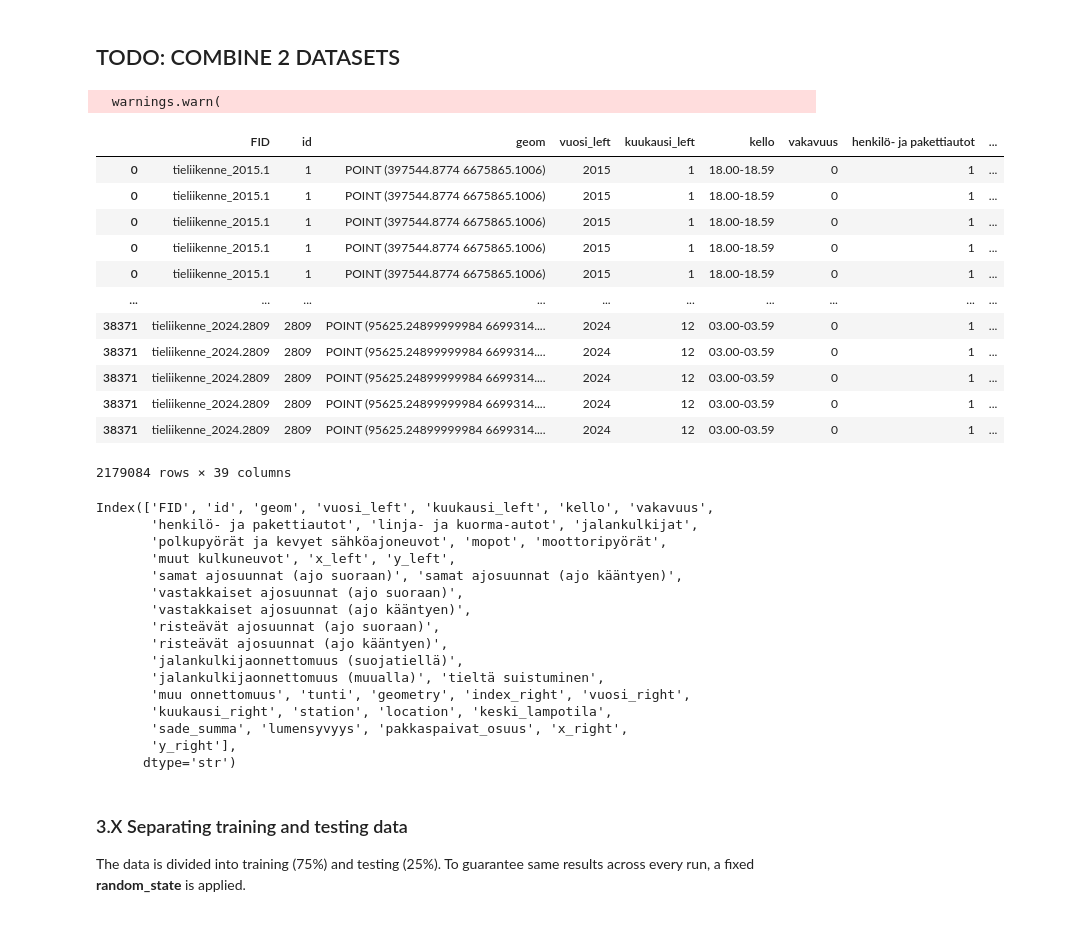
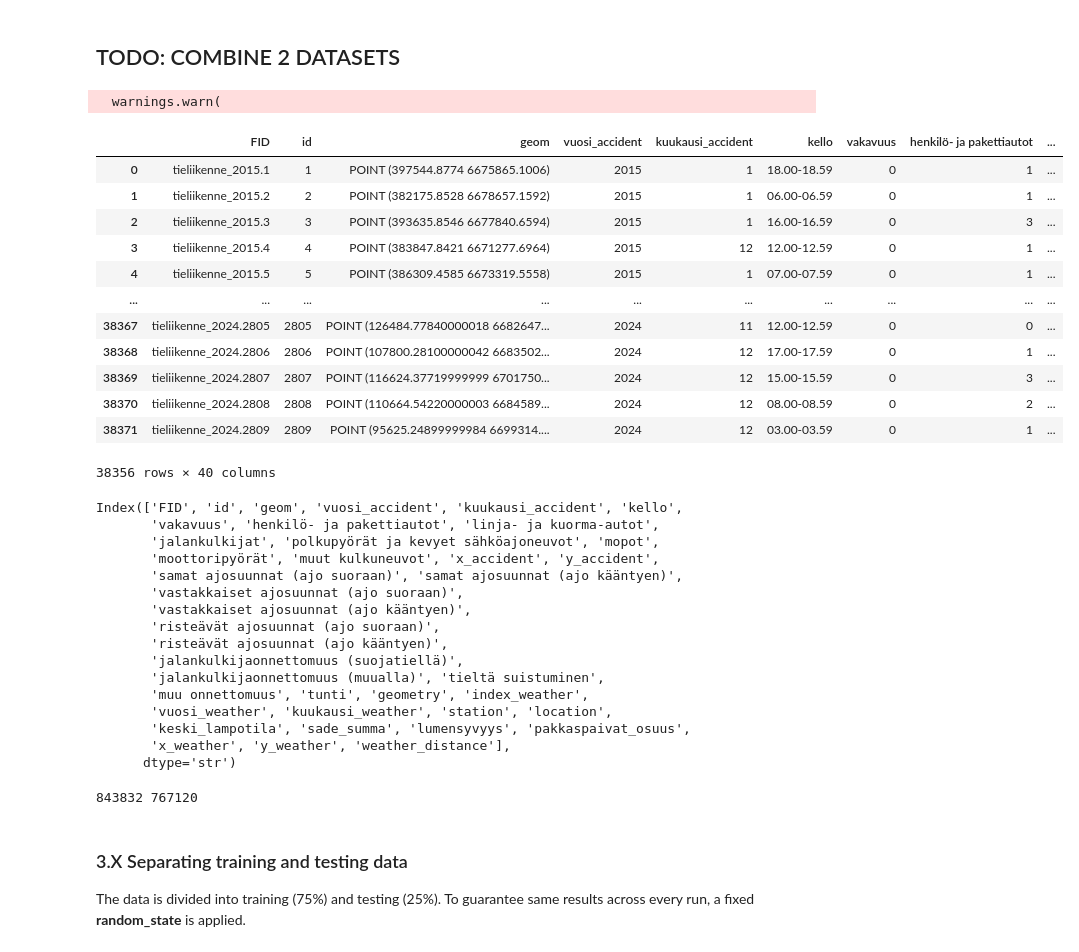
Before and after one commit to TopiAhola/data-and-ml-group5, a Jupyter notebook: project/traffic_accidents_analysis.ipynb, the cells around one changed output. Saved outputs shown, nothing was run; the diff lists cells and outputs as text; code cells hidden in the pictures.

```diff
--- a/project/traffic_accidents_analysis.ipynb
+++ b/project/traffic_accidents_analysis.ipynb
@@ -743,24 +763,27 @@ weather_gdf.head()
 # %% [markdown]
 ## TODO: COMBINE 2 DATASETS
 # %%
+from geopandas.tools import sjoin_nearest
+
 # Join dataframes
-joined_gdf = accidents_gdf.sjoin_nearest(right=weather_gdf, how="left", lsuffix="left", rsuffix="right")
+joined_gdf = sjoin_nearest(left_df=accidents_gdf, right_df=weather_gdf, how="left", lsuffix="accident", rsuffix="weather", distance_col="weather_distance")
+joined_gdf.drop_duplicates(subset=["FID"], inplace=True)
 joined_gdf
 # %% [output]
   warnings.warn(
-|  | FID | id | geom | vuosi_left | kuukausi_left | kello | vakavuus | henkilö- ja pakettiautot | ... |
+|  | FID | id | geom | vuosi_accident | kuukausi_accident | kello | vakavuus | henkilö- ja pakettiautot | ... |
 | 0 | tieliikenne_2015.1 | 1 | POINT (397544.8774 6675865.1006) | 2015 | 1 | 18.00-18.59 | 0 | 1 | ... |
-| 0 | tieliikenne_2015.1 | 1 | POINT (397544.8774 6675865.1006) | 2015 | 1 | 18.00-18.59 | 0 | 1 | ... |
-| 0 | tieliikenne_2015.1 | 1 | POINT (397544.8774 6675865.1006) | 2015 | 1 | 18.00-18.59 | 0 | 1 | ... |
-| 0 | tieliikenne_2015.1 | 1 | POINT (397544.8774 6675865.1006) | 2015 | 1 | 18.00-18.59 | 0 | 1 | ... |
-| 0 | tieliikenne_2015.1 | 1 | POINT (397544.8774 6675865.1006) | 2015 | 1 | 18.00-18.59 | 0 | 1 | ... |
+| 1 | tieliikenne_2015.2 | 2 | POINT (382175.8528 6678657.1592) | 2015 | 1 | 06.00-06.59 | 0 | 1 | ... |
+| 2 | tieliikenne_2015.3 | 3 | POINT (393635.8546 6677840.6594) | 2015 | 1 | 16.00-16.59 | 0 | 3 | ... |
+| 3 | tieliikenne_2015.4 | 4 | POINT (383847.8421 6671277.6964) | 2015 | 12 | 12.00-12.59 | 0 | 1 | ... |
+| 4 | tieliikenne_2015.5 | 5 | POINT (386309.4585 6673319.5558) | 2015 | 1 | 07.00-07.59 | 0 | 1 | ... |
 | ... | ... | ... | ... | ... | ... | ... | ... | ... | ... |
+| 38367 | tieliikenne_2024.2805 | 2805 | POINT (126484.77840000018 6682647... | 2024 | 11 | 12.00-12.59 | 0 | 0 | ... |
+| 38368 | tieliikenne_2024.2806 | 2806 | POINT (107800.28100000042 6683502... | 2024 | 12 | 17.00-17.59 | 0 | 1 | ... |
+| 38369 | tieliikenne_2024.2807 | 2807 | POINT (116624.37719999999 6701750... | 2024 | 12 | 15.00-15.59 | 0 | 3 | ... |
+| 38370 | tieliikenne_2024.2808 | 2808 | POINT (110664.54220000003 6684589... | 2024 | 12 | 08.00-08.59 | 0 | 2 | ... |
 | 38371 | tieliikenne_2024.2809 | 2809 | POINT (95625.24899999984 6699314.... | 2024 | 12 | 03.00-03.59 | 0 | 1 | ... |
-| 38371 | tieliikenne_2024.2809 | 2809 | POINT (95625.24899999984 6699314.... | 2024 | 12 | 03.00-03.59 | 0 | 1 | ... |
-| 38371 | tieliikenne_2024.2809 | 2809 | POINT (95625.24899999984 6699314.... | 2024 | 12 | 03.00-03.59 | 0 | 1 | ... |
-| 38371 | tieliikenne_2024.2809 | 2809 | POINT (95625.24899999984 6699314.... | 2024 | 12 | 03.00-03.59 | 0 | 1 | ... |
-| 38371 | tieliikenne_2024.2809 | 2809 | POINT (95625.24899999984 6699314.... | 2024 | 12 | 03.00-03.59 | 0 | 1 | ... |
-2179084 rows × 39 columns
+38356 rows × 40 columns
 # %%
 # Drop id
 df_accidents.drop('id', axis=1, inplace=True)
@@ -781,10 +804,10 @@ df_accidents = df_accidents.drop(columns=['kello'])
 # TODO: test print can remove
 joined_gdf.columns
 # %% [output]
-Index(['FID', 'id', 'geom', 'vuosi_left', 'kuukausi_left', 'kello', 'vakavuus',
-       'henkilö- ja pakettiautot', 'linja- ja kuorma-autot', 'jalankulkijat',
-       'polkupyörät ja kevyet sähköajoneuvot', 'mopot', 'moottoripyörät',
-       'muut kulkuneuvot', 'x_left', 'y_left',
+Index(['FID', 'id', 'geom', 'vuosi_accident', 'kuukausi_accident', 'kello',
+       'vakavuus', 'henkilö- ja pakettiautot', 'linja- ja kuorma-autot',
+       'jalankulkijat', 'polkupyörät ja kevyet sähköajoneuvot', 'mopot',
+       'moottoripyörät', 'muut kulkuneuvot', 'x_accident', 'y_accident',
        'samat ajosuunnat (ajo suoraan)', 'samat ajosuunnat (ajo kääntyen)',
        'vastakkaiset ajosuunnat (ajo suoraan)',
        'vastakkaiset ajosuunnat (ajo kääntyen)',
@@ -792,10 +815,10 @@ Index(['FID', 'id', 'geom', 'vuosi_left', 'kuukausi_left', 'kello', 'vakavuus',
        'risteävät ajosuunnat (ajo kääntyen)',
        'jalankulkijaonnettomuus (suojatiellä)',
        'jalankulkijaonnettomuus (muualla)', 'tieltä suistuminen',
-       'muu onnettomuus', 'tunti', 'geometry', 'index_right', 'vuosi_right',
-       'kuukausi_right', 'station', 'location', 'keski_lampotila',
-       'sade_summa', 'lumensyvyys', 'pakkaspaivat_osuus', 'x_right',
-       'y_right'],
+       'muu onnettomuus', 'tunti', 'geometry', 'index_weather',
+       'vuosi_weather', 'kuukausi_weather', 'station', 'location',
+       'keski_lampotila', 'sade_summa', 'lumensyvyys', 'pakkaspaivat_osuus',
+       'x_weather', 'y_weather', 'weather_distance'],
       dtype='str')
 # %%
 # drop more coluumns
@@ -806,6 +829,10 @@ joined_gdf.drop(columns=[
 # %%
 # raw copy if needed later
 joined_gdf_raw = joined_gdf.copy(deep=True)
+# %%
+print( joined_gdf_raw.size, df_accidents.size)
+# %% [output]
+843832 767120
 # %% [markdown]
 ### 3.X Separating training and testing data
 
```
Also changed, not shown: parts of 15 cells of this notebook.
